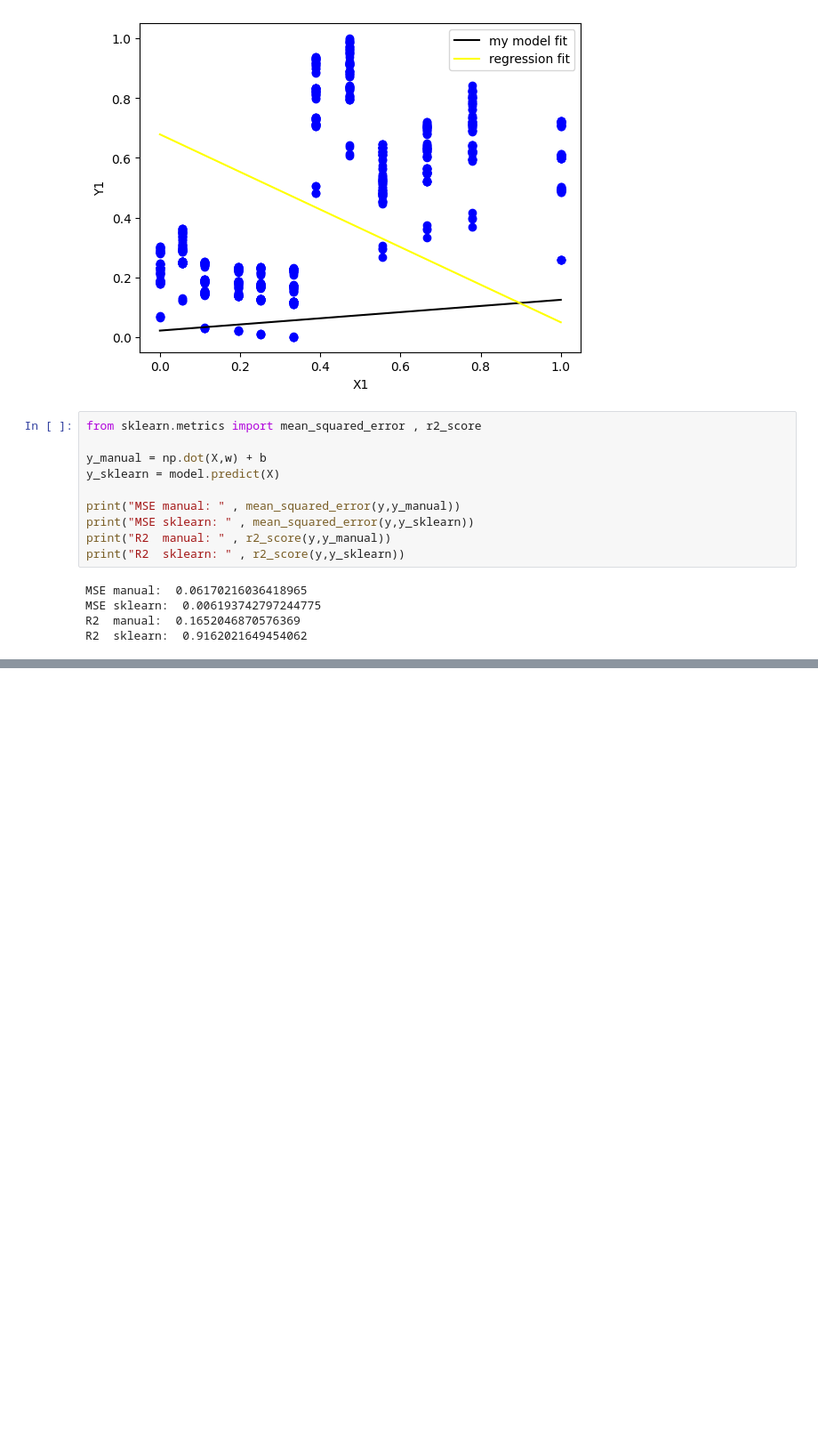
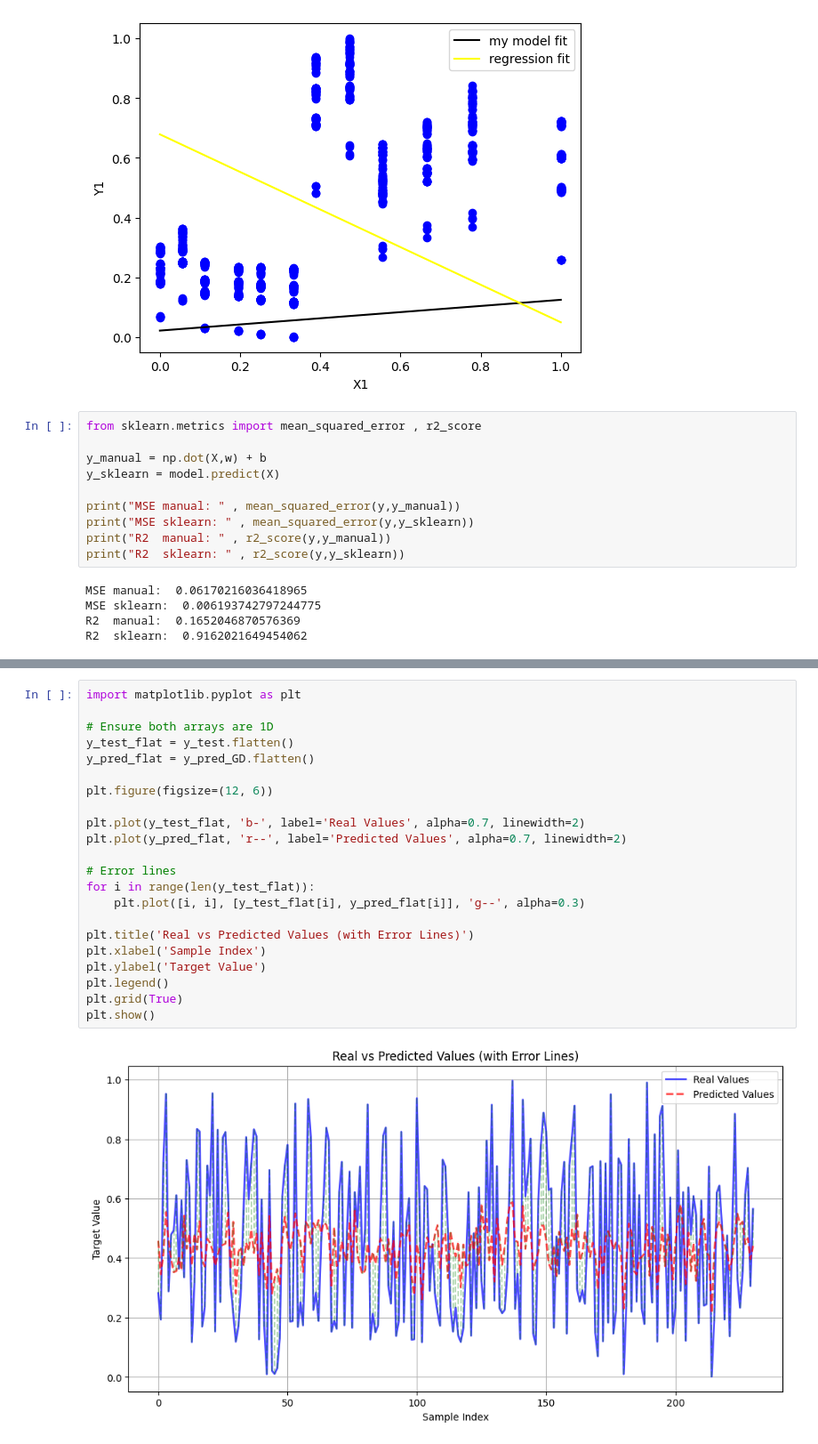
Before and after one commit to HAsadi99/Energy-Efficiency, a Jupyter notebook: feature_extraction.ipynb, the cells around one changed output, grey strips where cells are left out. Shown at 89% size. Drawn from its saved outputs; the diff is of its cells as text; blank space fills up the shorter version.

```diff
--- a/feature_extraction.ipynb
+++ b/feature_extraction.ipynb
@@ -300,0 +318,24 @@ plt.legend()
+# %%
+import matplotlib.pyplot as plt
+
+# Ensure both arrays are 1D
+y_test_flat = y_test.flatten()
+y_pred_flat = y_pred_GD.flatten()
+
+plt.figure(figsize=(12, 6))
+
+plt.plot(y_test_flat, 'b-', label='Real Values', alpha=0.7, linewidth=2)
+plt.plot(y_pred_flat, 'r--', label='Predicted Values', alpha=0.7, linewidth=2)
+
+# Error lines
+for i in range(len(y_test_flat)):
+    plt.plot([i, i], [y_test_flat[i], y_pred_flat[i]], 'g--', alpha=0.3)
+
+plt.title('Real vs Predicted Values (with Error Lines)')
+plt.xlabel('Sample Index')
+plt.ylabel('Target Value')
+plt.legend()
+plt.grid(True)
+plt.show()
+# %% [output]
+[figure, added]
```
Also changed, not shown: parts of 3 cells of this notebook, 1 other file.
